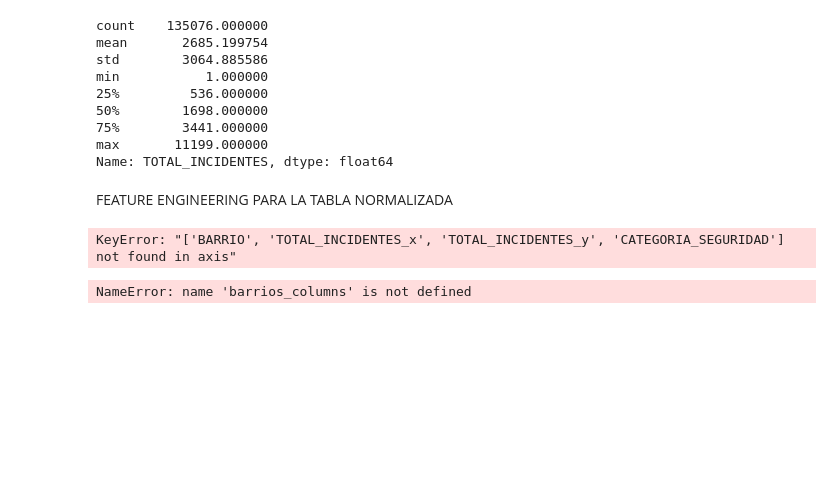
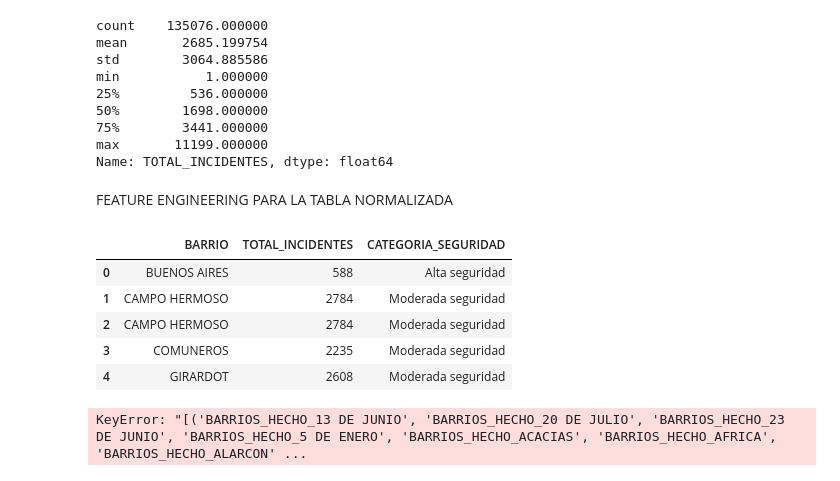
Before and after one commit to zquintero246/Seguridad_Bucaramanga, a Jupyter notebook: bucaramangaSeguridad/normalizacionGeo.ipynb, the cells around one changed output. Cells and saved outputs as stored; diff of their text form; code cells hidden in the pictures; blank space fills up the shorter version.

```diff
--- a/bucaramangaSeguridad/normalizacionGeo.ipynb
+++ b/bucaramangaSeguridad/normalizacionGeo.ipynb
@@ -440,27 +452,29 @@ max       11199.000000
 Name: TOTAL_INCIDENTES, dtype: float64
 # %% [markdown]
 FEATURE ENGINEERING PARA LA TABLA NORMALIZADA
-# %%
-df_normalizada = df_normalizada.drop(['BARRIO', 'TOTAL_INCIDENTES_x', 'TOTAL_INCIDENTES_y', 'CATEGORIA_SEGURIDAD'], axis=1)
-# %% [output]
-KeyError: "['BARRIO', 'TOTAL_INCIDENTES_x', 'TOTAL_INCIDENTES_y', 'CATEGORIA_SEGURIDAD'] not found in axis"
 # %%
-# Combinar las columnas de barrios en una única columna para representar el barrio en cada fila
+barrios_columns = df_normalizada.filter(like='BARRIOS_HECHO_').columns
 df_normalizada['BARRIO'] = df_normalizada[barrios_columns].idxmax(axis=1).str.replace('BARRIOS_HECHO_', '')
+
 
 # Contar el número de incidentes por barrio
 incidentes_por_barrio = df_normalizada['BARRIO'].value_counts().reset_index()
 incidentes_por_barrio.columns = ['BARRIO', 'TOTAL_INCIDENTES']
 
 # Unir este conteo de incidentes con el DataFrame original
 df_normalizada = df_normalizada.merge(incidentes_por_barrio, on='BARRIO', how='left')
 
 # Crear la columna CATEGORIA_SEGURIDAD basada en los umbrales de incidentes
 df_normalizada['CATEGORIA_SEGURIDAD'] = pd.cut(df_normalizada['TOTAL_INCIDENTES'],
                                                bins=[536, 1698, 3441, float('inf')],
                                                labels=['Alta seguridad', 'Moderada seguridad', 'Baja seguridad'])
 
 # Verificar los primeros resultados
 df_normalizada[['BARRIO', 'TOTAL_INCIDENTES', 'CATEGORIA_SEGURIDAD']].head()
 # %% [output]
-NameError: name 'barrios_columns' is not defined
+|  | BARRIO | TOTAL_INCIDENTES | CATEGORIA_SEGURIDAD |
+| 0 | BUENOS AIRES | 588 | Alta seguridad |
+| 1 | CAMPO HERMOSO | 2784 | Moderada seguridad |
+| 2 | CAMPO HERMOSO | 2784 | Moderada seguridad |
+| 3 | COMUNEROS | 2235 | Moderada seguridad |
+| 4 | GIRARDOT | 2608 | Moderada seguridad |
@@ -491,0 +481,4 @@ print(f'Reporte de clasificación: \n{report}')
+# %%
+df_normalizada = df_normalizada.drop([barrios_columns], axis=1)
+# %% [output]
+KeyError: "[('BARRIOS_HECHO_13 DE JUNIO', 'BARRIOS_HECHO_20 DE JULIO', 'BARRIOS_HECHO_23 DE JUNIO', 'BARRIOS_HECHO_5 DE ENERO', 'BARRIOS_HECHO_ACACIAS', 'BARRIOS_HECHO_AFRICA', 'BARRIOS_HECHO_ALARCON' ...
```
Also changed, not shown: parts of 4 cells of this notebook.
